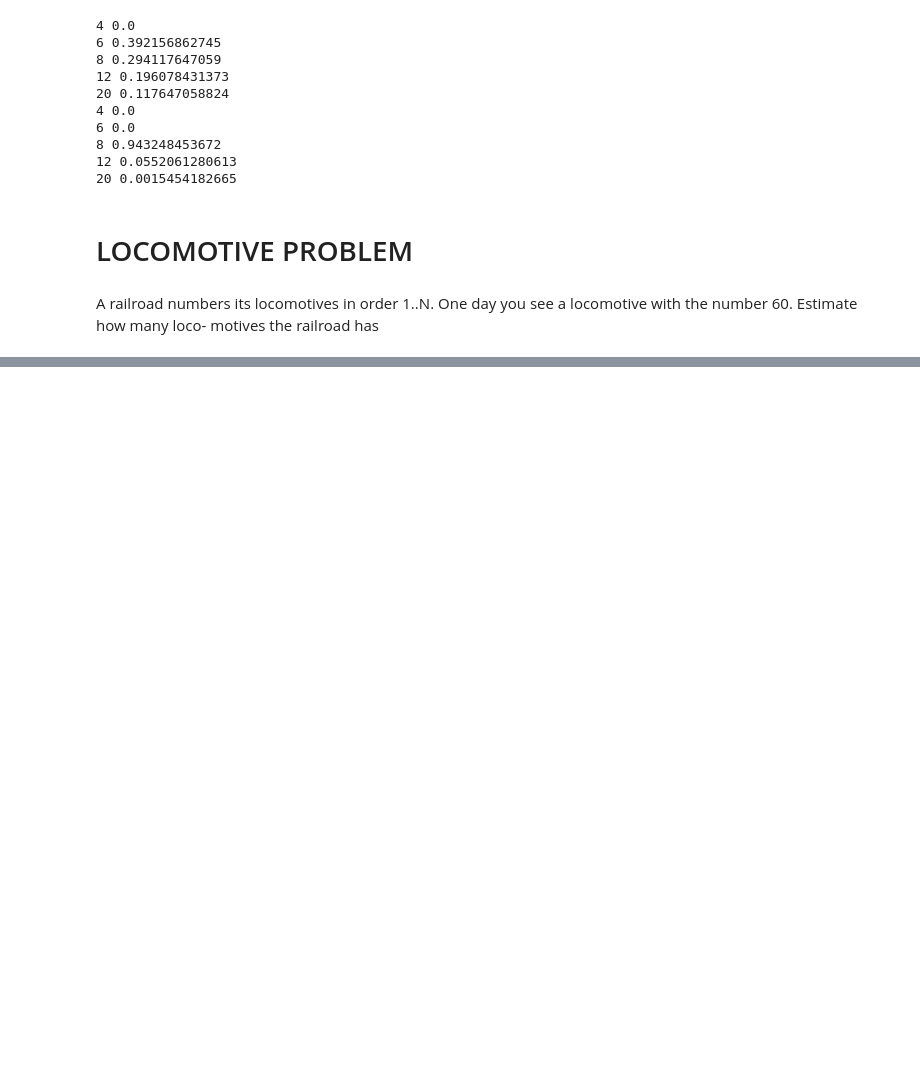
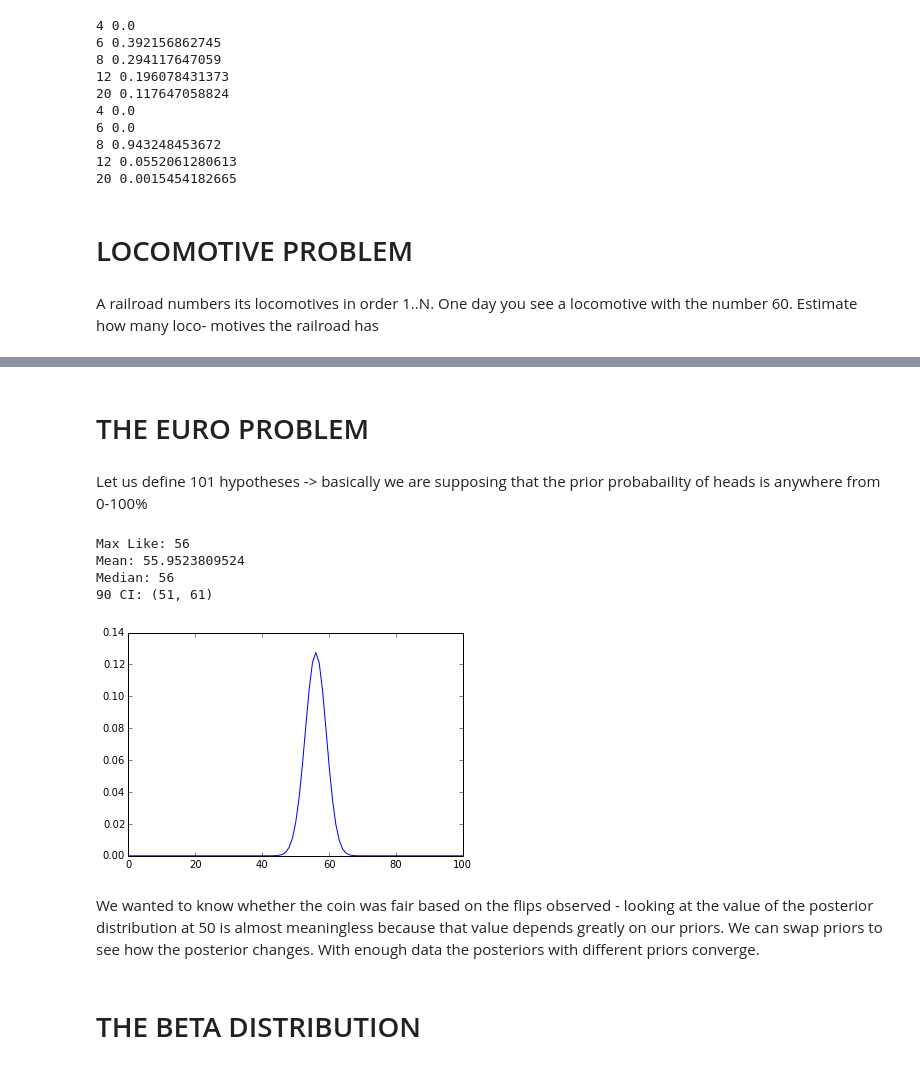
Before and after one commit to tfolkman/BayesForHackers, a Jupyter notebook: ThinkBayes.ipynb, the cells around one changed output, grey strips where cells are left out. Cells and saved outputs as stored; diff of their text form; code cells hidden in the pictures; blank space fills up the shorter version.

```diff
--- a/ThinkBayes.ipynb
+++ b/ThinkBayes.ipynb
@@ -106,0 +203,34 @@ motives the railroad has
+# %% [markdown]
+# THE EURO PROBLEM
+# %% [markdown]
+Let us define 101 hypotheses -> basically we are supposing that the prior probabaility of heads is anywhere from 0-100%
+# %%
+class Euro(Suite):
+    def Likelihood(self,data,hypo):
+        x = hypo
+        if data == 'H':
+            return x/100.0
+        else:
+            return 1 - x/100.0
+
+suite = Euro(xrange(0,101))
+dataset = 'H' * 140 + 'T' * 110
+for data in dataset:
+    suite.Update(data)
+hypos = xrange(0,101)
+probs = [y for x,y in suite.Items()]
+plt.plot(hypos,probs)
+print 'Max Like: {}'.format(suite.MaximumLikelihood())
+print 'Mean: {}'.format(suite.Mean())
+print 'Median: {}'.format(tb.Percentile(suite,50))
+print '90 CI: {}'.format(tb.CredibleInterval(suite,90))
+# %% [output]
+Max Like: 56
+Mean: 55.9523809524
+Median: 56
+90 CI: (51, 61)
+[figure, added]
+# %% [markdown]
+We wanted to know whether the coin was fair based on the flips observed - looking at the value of the posterior distribution at 50 is almost meaningless because that value depends greatly on our priors. We can swap priors to see how the posterior changes. With enough data the posteriors with different priors converge.
+# %% [markdown]
+# THE BETA DISTRIBUTION
```
Also changed, not shown: parts of 23 cells of this notebook.
